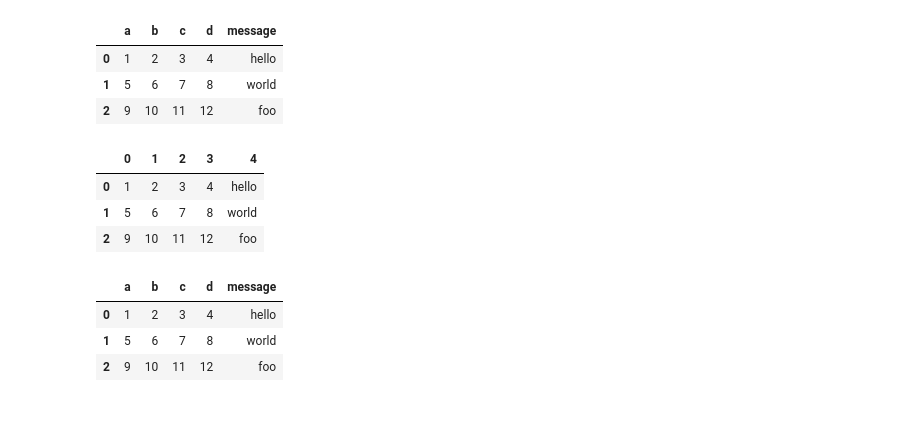
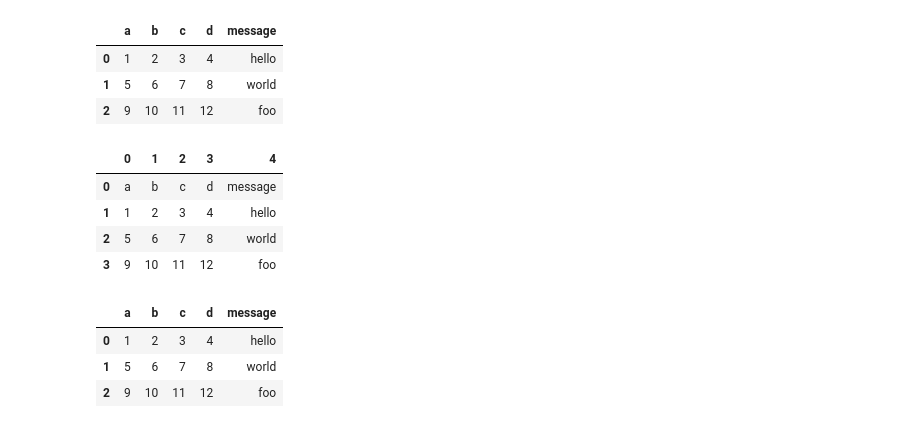
Before and after one commit to f-ckyou/pandas, a Jupyter notebook: pd-6/1_readingWritingData-in-textFormat.ipynb, the cells around one changed output. Cells and saved outputs as stored; diff of their text form; code cells hidden in the pictures.

```diff
--- a/pd-6/1_readingWritingData-in-textFormat.ipynb
+++ b/pd-6/1_readingWritingData-in-textFormat.ipynb
@@ -75,12 +75,13 @@ df
 # %%
 # file will not always have a header row
 
-pd.read_csv("examples/ex2.csv", header=None) # default column names
+pd.read_csv("examples/ex1.csv", header=None) # default column names
 # %% [output]
 |  | 0 | 1 | 2 | 3 | 4 |
-| 0 | 1 | 2 | 3 | 4 | hello |
-| 1 | 5 | 6 | 7 | 8 | world |
-| 2 | 9 | 10 | 11 | 12 | foo |
+| 0 | a | b | c | d | message |
+| 1 | 1 | 2 | 3 | 4 | hello |
+| 2 | 5 | 6 | 7 | 8 | world |
+| 3 | 9 | 10 | 11 | 12 | foo |
 # %%
 pd.read_csv("examples/ex2.csv", names=['a', 'b', 'c', 'd', 'message'])
 # %% [output]
```
Also changed, not shown: parts of 17 cells of this notebook, 2 other files.
